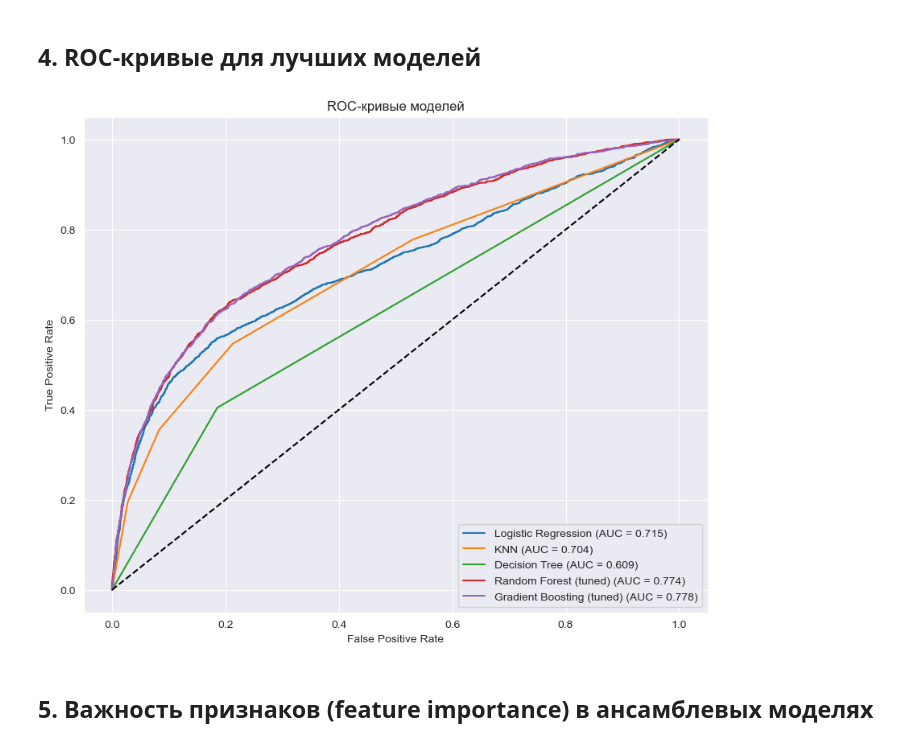
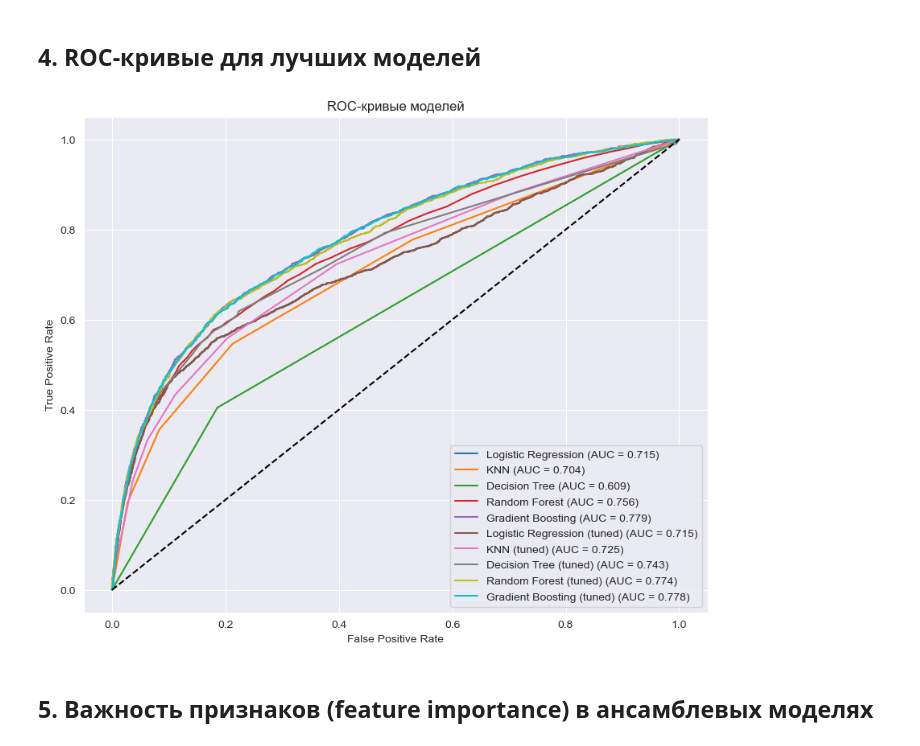
Before and after one commit to BBBtp/NIRS, a Jupyter notebook: nirs.ipynb, the cells around one changed output. Saved outputs shown, nothing was run; the diff lists cells and outputs as text; code cells hidden in the pictures.

```diff
--- a/nirs.ipynb
+++ b/nirs.ipynb
@@ -455,12 +597,0 @@ param_grid_gb = {
-# %%
-grid_rf = GridSearchCV(
-    RandomForestClassifier(random_state=42),
-    param_grid=param_grid_rf,
-    cv=5,
-    scoring='f1',
-    n_jobs=-1,
-    verbose=1
-)
-
-grid_rf.fit(X_train, y_train)
-print(f"Лучшие параметры Random Forest: {grid_rf.best_params_}")
@@ -472,12 +597,0 @@ Fitting 5 folds for each of 36 candidates, totalling 180 fits
-# %%
-grid_gb = GridSearchCV(
-    GradientBoostingClassifier(random_state=42),
-    param_grid=param_grid_gb,
-    cv=5,
-    scoring='f1',
-    n_jobs=-1,
-    verbose=1
-)
-
-grid_gb.fit(X_train, y_train)
-print(f"Лучшие параметры Gradient Boosting: {grid_gb.best_params_}")
@@ -560,11 +626,13 @@ models = {
     'Logistic Regression': lr_model,
     'KNN': knn_model,
     'Decision Tree': dt_model,
-    'Random Forest (tuned)': grid_rf.best_estimator_,
-    'Gradient Boosting (tuned)': grid_gb.best_estimator_
+    'Random Forest': rf_model,
+    'Gradient Boosting': gb_model
 }
 
-for name, model in models.items():
+all_models = {**models, **best_models}
+
+for name, model in all_models.items():
     model.fit(X_train, y_train)
     y_pred = model.predict(X_test)
     y_proba = model.predict_proba(X_test)[:, 1] if hasattr(model, "predict_proba") else None
@@ -633,23 +706,23 @@ plt.show()
 # %%
 from sklearn.metrics import roc_curve
 
 plt.figure(figsize=(10, 8))
 
-for name, model in models.items():
+for name, model in all_models.items():
     if hasattr(model, "predict_proba"):
         y_proba = model.predict_proba(X_test)[:, 1]
         fpr, tpr, _ = roc_curve(y_test, y_proba)
         plt.plot(fpr, tpr, label=f"{name} (AUC = {roc_auc_score(y_test, y_proba):.3f})")
 
 plt.plot([0,1], [0,1], 'k--')
 plt.title("ROC-кривые моделей")
 plt.xlabel("False Positive Rate")
 plt.ylabel("True Positive Rate")
 plt.legend(loc="lower right")
 plt.grid(True)
 plt.show()
 # %% [output]
-[figure, old version]
+[figure, new version]
 # %% [markdown]
 ## 5\. Важность признаков (feature importance) в ансамблевых моделях
 # %%
```
Also changed, not shown: parts of 15 cells of this notebook.
